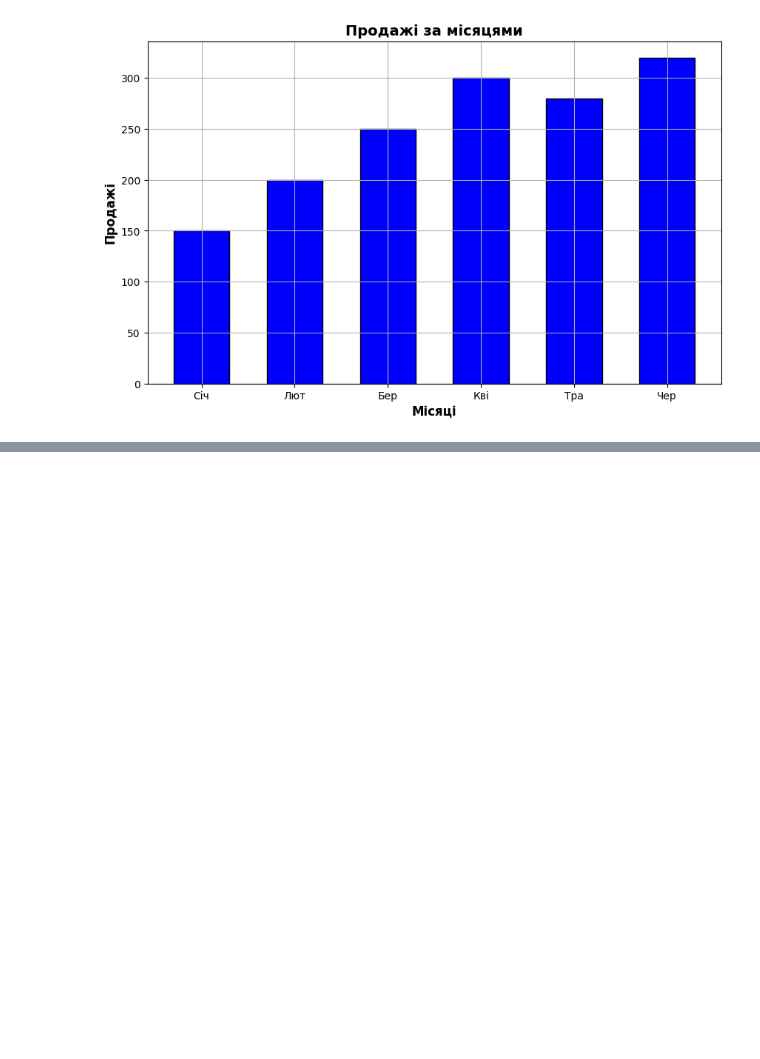
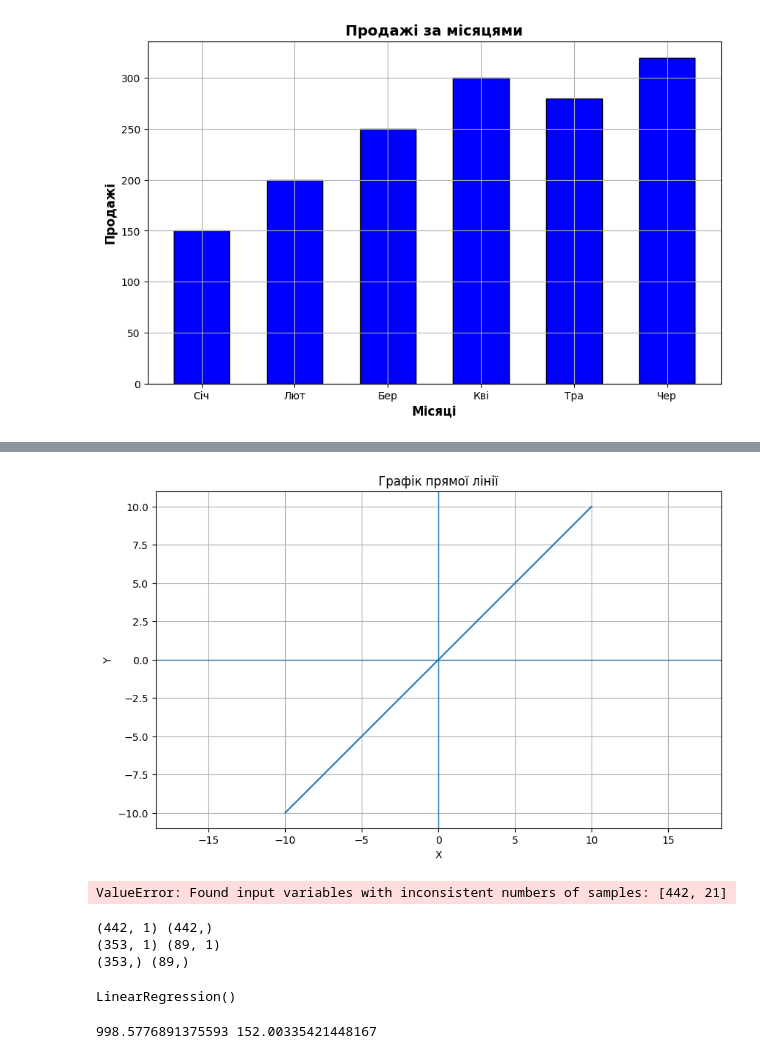
Before and after one commit to AnnaGorova/AI_Python, a Jupyter notebook: notebook.ipynb, the cells around one changed output, grey strips where cells are left out. Cells and saved outputs as stored; diff of their text form; code cells hidden in the pictures; blank space fills up the shorter version.

Commit message:
homework_05_basic_regression.ipynb

```diff
--- a/notebook.ipynb
+++ b/notebook.ipynb
@@ -330,0 +366,38 @@ plt.show()
+# %%
+x = np.arange(-10, 11)
+w = 1
+b = 0
+y = w * x + b
+plt.figure(figsize=(10, 6))
+plt.plot(x, y)
+plt.grid(True)
+plt.title('Графік прямої лінії')
+plt.xlabel('X')
+plt.ylabel('Y')
+plt.axis('equal')
+plt.axhline(y=0, linewidth= 1)
+plt.axvline(x=0, linewidth= 1)
+plt.show()
+# %% [output]
+[figure, added]
+# %%
+X_train, X_test, Y_train, y_test= train_test_split(X, y, test_size=0.2, random_state=42)
+# %% [output]
+ValueError: Found input variables with inconsistent numbers of samples: [442, 21]
+# %%
+print(X.shape, y.shape)
+print(X_train.shape, X_test.shape)
+print(Y_train.shape, y_test.shape)
+# %% [output]
+(442, 1) (442,)
+(353, 1) (89, 1)
+(353,) (89,)
+# %%
+model = LinearRegression()
+model.fit(X_train, Y_train)
+# %% [output]
+LinearRegression()
+# %%
+print(model.coef_[0], model.intercept_)
+# %% [output]
+998.5776891375593 152.00335421448167
```
Also changed, not shown: parts of 32 cells of this notebook, 4 other files.
